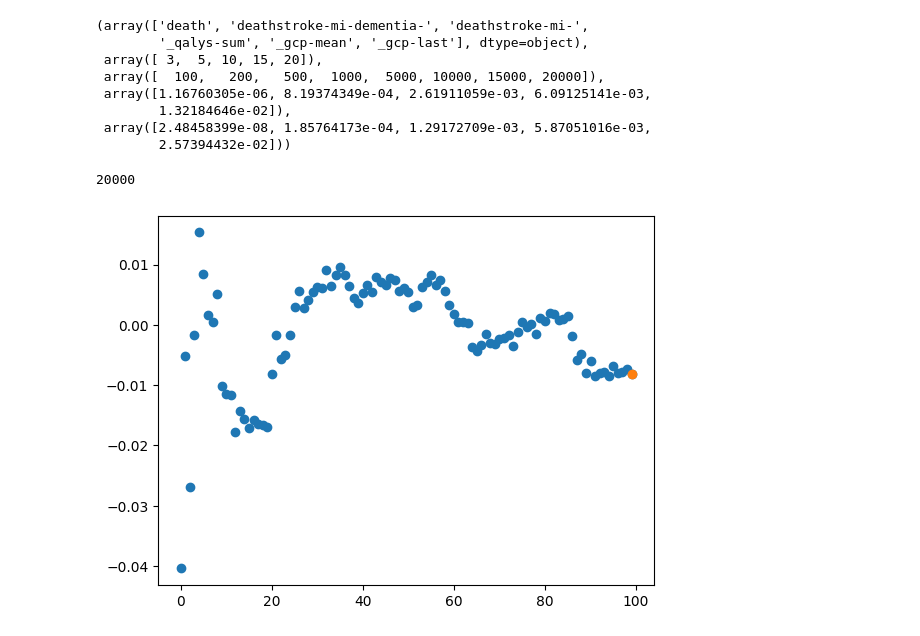
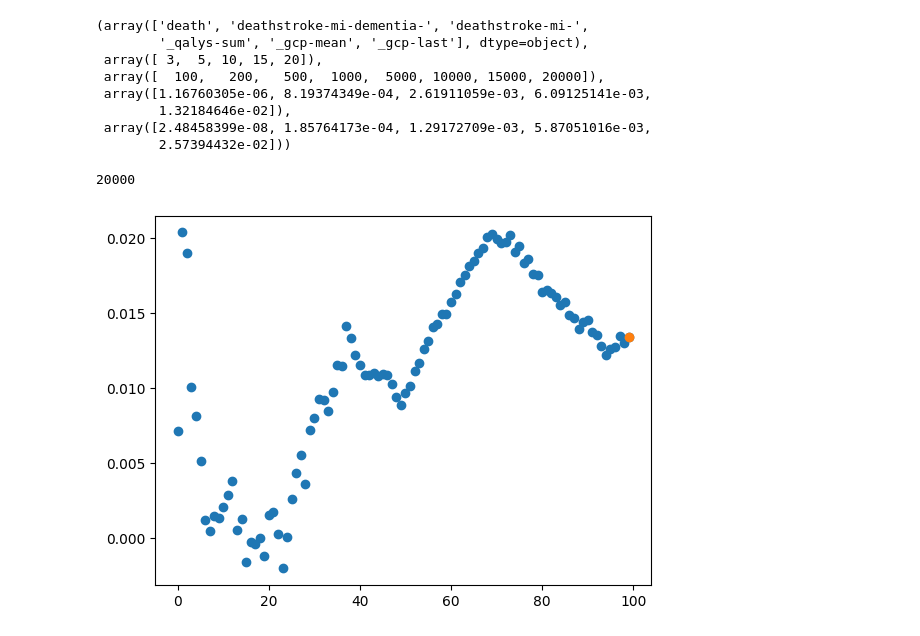
Before and after one commit to deligkaris/microsimNotebooks, a Jupyter notebook: preliminaryTrials100CvAllDementiaAll.ipynb, the cells around one changed output. Drawn from its saved outputs; the diff is of its cells as text; code cells hidden in the pictures.

```diff
--- a/preliminaryTrials100CvAllDementiaAll.ipynb
+++ b/preliminaryTrials100CvAllDementiaAll.ipynb
@@ -121,8 +121,11 @@ sampleSizes=results["sampleSize"].unique()
 durations=results["duration"].unique()
 # %%
 meanReg={}  #dictionary, key depends on outcome, duration and sample size, value is an array with cv=row, dem=column
+meanAbsEffectSize={}
 results["runMeanReg"]=np.nan #initialize the running mean regression column in the results dataframe
+results["runMeanAbsEffectSize"]=np.nan
 runMeanReg = None #initialize temporary pandas series to store the running mean regression
+runMeanAbsEffectSize = None
 # %%
 #calculate means and running means for regression
 #it takes a few minutes (but not unreasonably long)
@@ -196,30 +201,30 @@ outcomes,durations,sampleSizes,cvRisks,dementiaRisks
 # %%
 #note: any plots that include less than 100 data points is due to regression returning nan
 #note: I have not implemented anything yet on dealing with nan, eg resubmitting the calculation
 #note: the single dot at the end is just for validation of my running average
 
 #for outcome in outcomes: #plot for all outcomes
 for outcome in [outcomes[0]]:   #set a specific outcome
     #for duration in durations: #plot for all durations
-    for duration in [durations[4]]:
+    for duration in [durations[0]]:
         #for sampleSize in sampleSizes: #plot for all sample sizes
         for sampleSize in [sampleSizes[7]]:
             print(sampleSize)
             #for iCvRisk in range(len(cvRisks)): #plot for all cv risks
             for iCvRisk in [2]: #set a specific risk, 0-4
                 #for iDementiaRisk in range(len(dementiaRisks)): #plot for all dementia risks
                 for iDementiaRisk in [2]: #set a specific dementia risk, 0-4
                     plotData=results.loc[ #get all relevant data
                     (results["outcome"]==outcome) &
                     (results["sampleSize"]==sampleSize) &
                     (results["dementiaRisk"]==dementiaRisks[iDementiaRisk]) &
                     (results["cvRisk"]==cvRisks[iCvRisk]) &
                     (results["duration"]==duration), "runMeanReg"].copy()
                     plt.scatter(range(len(plotData)),plotData)
                     plt.scatter(99,meanReg[f"{outcome},{duration},{sampleSize}"][iCvRisk,iDementiaRisk])
 # %% [output]
 20000
-[figure, old version]
+[figure, new version]
 # %%
 for outcome in [outcomes[0]]:    #change to outcomes in order to see all heatmaps associated with all outcomes
     for duration in durations:
```
Also changed, not shown: parts of 5 cells of this notebook, 3 other files.
